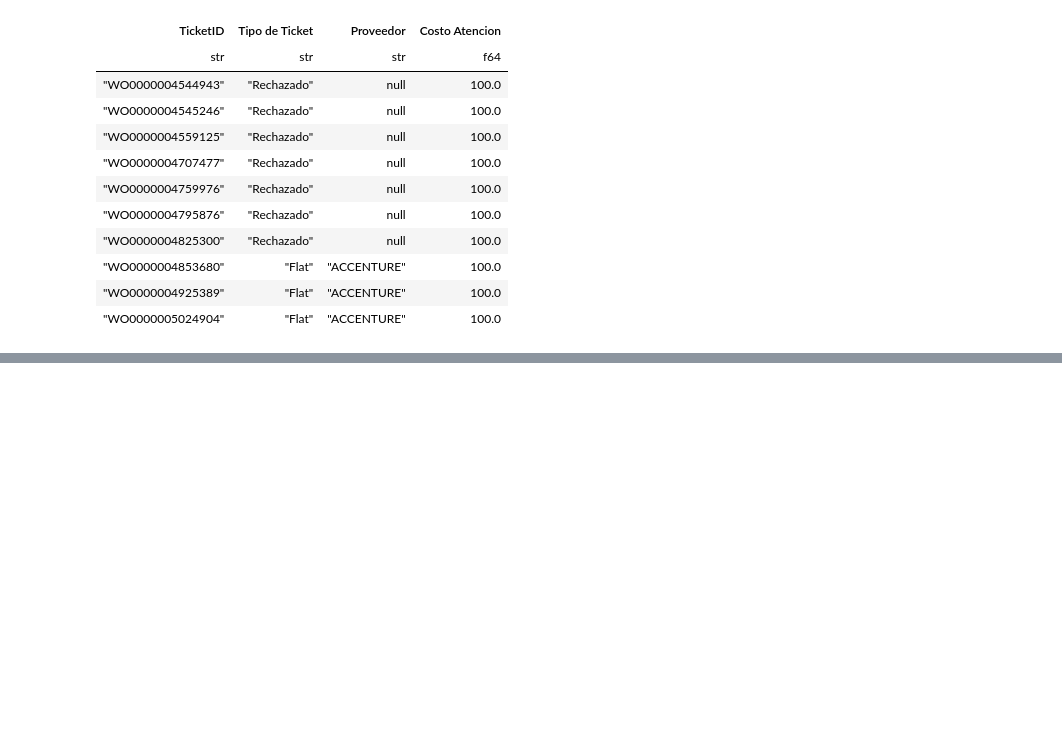
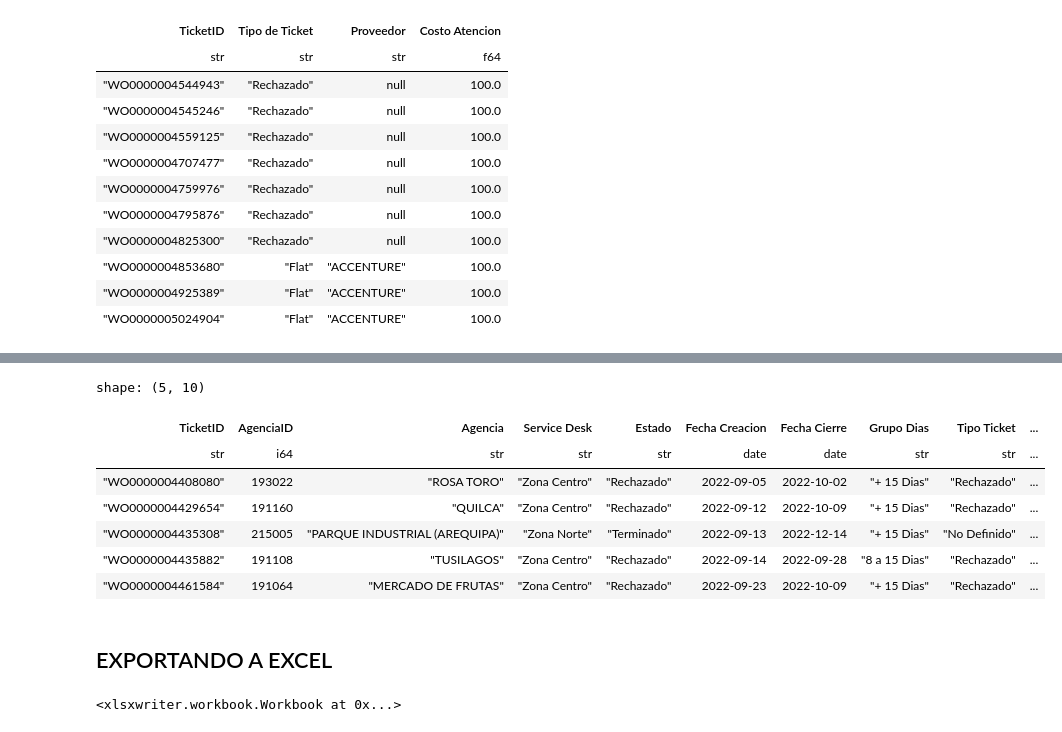
Before and after one commit to Manuel4081/Python-ETL-P1, a Jupyter notebook: TareaETL.ipynb, the cells around one changed output, grey strips where cells are left out. Cells and saved outputs as stored; diff of their text form; code cells hidden in the pictures; blank space fills up the shorter version.

```diff
--- a/TareaETL.ipynb
+++ b/TareaETL.ipynb
@@ -352,0 +375,41 @@ shape: (10, 4)
+# %%
+Resultado = Tickets.join(
+    Atenciones,
+    on='TicketID',
+    how='inner'
+).select(
+    'TicketID',
+    'AgenciaID',
+    'Agencia',
+    'Service Desk',
+    'Estado',
+    'Fecha Creacion',
+    pl.col('Fecha Real Fin').alias('Fecha Cierre'),
+    'Grupo Dias',
+    pl.col('Tipo de Ticket').alias('Tipo Ticket'),
+    pl.col('Costo Atencion').alias('Costo')
+)
+# %%
+Resultado.head()
+# %% [output]
+shape: (5, 10)
+| TicketID | AgenciaID | Agencia | Service Desk | Estado | Fecha Creacion | Fecha Cierre | Grupo Dias | Tipo Ticket | ... |
+| str | i64 | str | str | str | date | date | str | str | ... |
+| "WO0000004408080" | 193022 | "ROSA TORO" | "Zona Centro" | "Rechazado" | 2022-09-05 | 2022-10-02 | "+ 15 Dias" | "Rechazado" | ... |
+| "WO0000004429654" | 191160 | "QUILCA" | "Zona Centro" | "Rechazado" | 2022-09-12 | 2022-10-09 | "+ 15 Dias" | "Rechazado" | ... |
+| "WO0000004435308" | 215005 | "PARQUE INDUSTRIAL (AREQUIPA)" | "Zona Norte" | "Terminado" | 2022-09-13 | 2022-12-14 | "+ 15 Dias" | "No Definido" | ... |
+| "WO0000004435882" | 191108 | "TUSILAGOS" | "Zona Centro" | "Rechazado" | 2022-09-14 | 2022-09-28 | "8 a 15 Dias" | "Rechazado" | ... |
+| "WO0000004461584" | 191064 | "MERCADO DE FRUTAS" | "Zona Centro" | "Rechazado" | 2022-09-23 | 2022-10-09 | "+ 15 Dias" | "Rechazado" | ... |
+# %% [markdown]
+## EXPORTANDO A EXCEL
+# %%
+Resultado.write_excel(
+    workbook='Consolidado.xlsx',
+    worksheet='Atenciones',
+    table_style='Table Style light 16',
+    dtype_formats= {pl.Date: "dd/mm/yyyy"},
+    float_precision=2,
+    autofit=True
+)
+# %% [output]
+<xlsxwriter.workbook.Workbook at 0x...>
```
Also changed, not shown: parts of 3 cells of this notebook.
